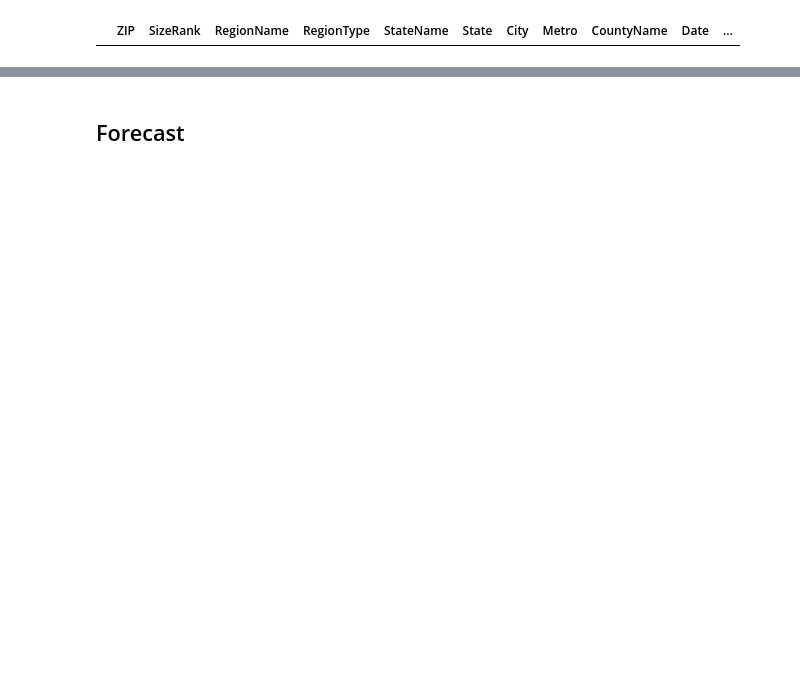
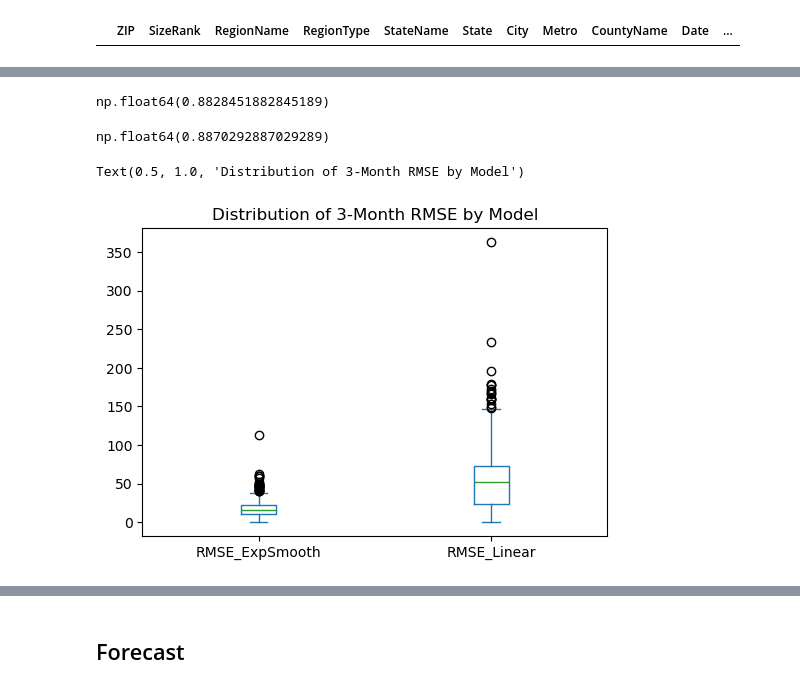
Before and after one commit to kbarckhoff/CSE6242-Project, a Jupyter notebook: forecast_nb.ipynb, the cells around one changed output, grey strips where cells are left out. Saved outputs shown, nothing was run; the diff lists cells and outputs as text; code cells hidden in the pictures; blank space fills up the shorter version.

```diff
--- a/forecast_nb.ipynb
+++ b/forecast_nb.ipynb
@@ -16,10 +15,11 @@ from sklearn.metrics import mean_squared_error
 # %% [markdown]
 ## Load Data
 # %%
-fs = gcsfs.GCSFileSystem(project='cse6242-project-476314', token = 'google_default')
-with fs.open('cse6242-project-data-bucket/Zip_zori_uc_sfrcondomfr_sm_sa_month.csv') as f:
-    zori_wide = pd.read_csv(f)
-
+# making sure this works - it does
+#fs = gcsfs.GCSFileSystem(project='cse6242-project-476314', token = 'google_default')
+#with fs.open('cse6242-project-data-bucket/Zip_zori_uc_sfrcondomfr_sm_sa_month.csv') as f:
+#    zori_wide = pd.read_csv(f)
+zori_wide = pd.read_csv('Zip_zori_uc_sfrcondomfr_sm_sa_month.csv')
 zori_wide
 # %% [output]
 |  | RegionID | SizeRank | RegionName | RegionType | StateName | State | City | Metro | CountyName | ... |
@@ -164,3 +166,7 @@ anomalies = zori[zori['gap_days'] > 31]
 anomalies.head()
 # %% [output]
 |  | ZIP | SizeRank | RegionName | RegionType | StateName | State | City | Metro | CountyName | Date | ... |
+# %%
+# TODO - temporary filter for testing
+zori_test = zori[(zori['State'] == 'GA') | (zori['State'] == 'TX')]
+zori_test.info()
@@ -166,0 +193,3 @@ anomalies.head()
+# %%
+def rmse(y_true, y_pred):
+    return np.sqrt(mean_squared_error(y_true, y_pred))
@@ -166,0 +237,20 @@ anomalies.head()
+# %%
+%%time
+zori = zori_test.copy() #TODO: temporary
+results = []
+
+for zip_code, g in zori.groupby('ZIP'):
+    series = (
+        g.sort_values('Date')
+         .assign(Date=lambda d: pd.to_datetime(d['Date']).dt.to_period('M').dt.to_timestamp('M'))
+         .set_index('Date')['Rent']
+         .asfreq('ME')
+    )
+    ets_rmse, lin_rmse, ets_mae, lin_mae = rolling_cv(series, horizon=3)
+    results.append({'ZIP': zip_code,
+                    'RMSE_ExpSmooth': ets_rmse,
+                    'RMSE_Linear': lin_rmse,
+                    'MAE_ExpSmooth': ets_mae,
+                    'MAE_Linear':lin_mae})
+
+cv_df = pd.DataFrame(results)
@@ -166,0 +273,15 @@ anomalies.head()
+# %%
+# How many ZIPs each model wins
+(cv_df['RMSE_ExpSmooth'] < cv_df['RMSE_Linear']).mean()
+# %% [output]
+np.float64(0.8828451882845189)
+# %%
+(cv_df['MAE_ExpSmooth'] < cv_df['MAE_Linear']).mean()
+# %% [output]
+np.float64(0.8870292887029289)
+# %%
+cv_df[['RMSE_ExpSmooth','RMSE_Linear']].plot(kind='box', figsize=(6,4))
+plt.title('Distribution of 3-Month RMSE by Model')
+# %% [output]
+Text(0.5, 1.0, 'Distribution of 3-Month RMSE by Model')
+[figure, added]
```
Also changed, not shown: parts of 17 cells of this notebook.
